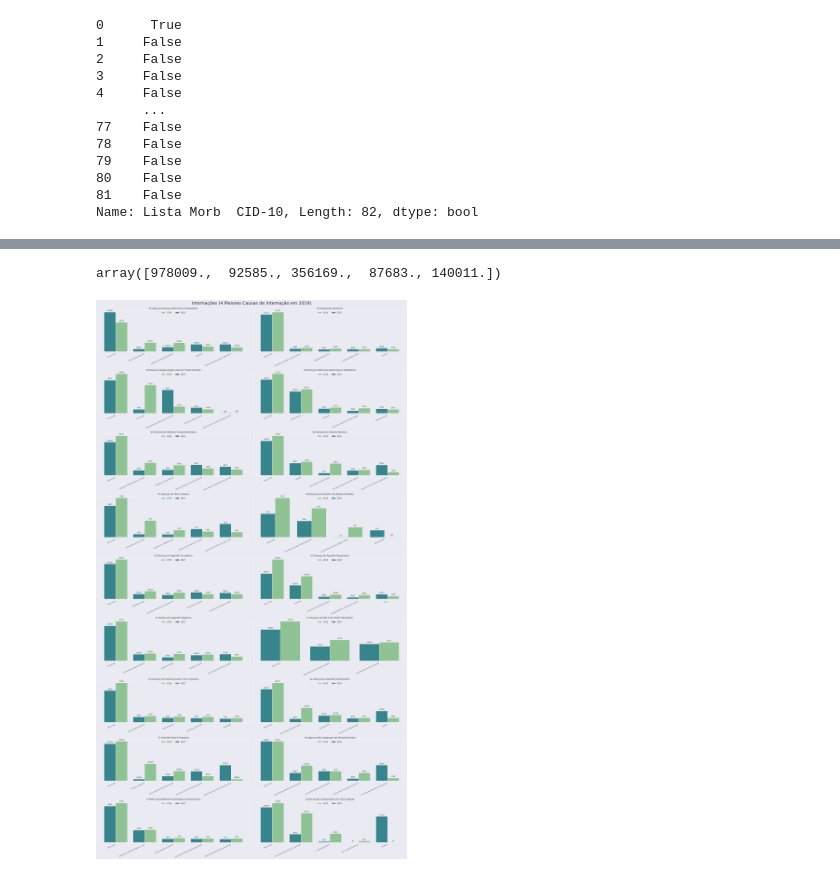
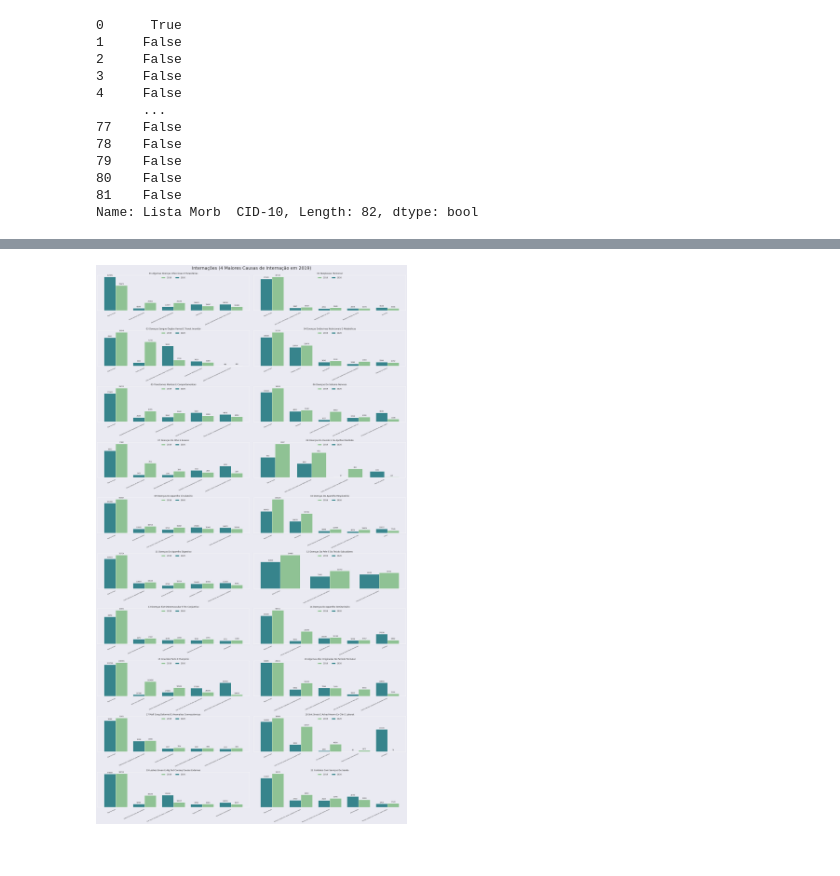
Before and after one commit to pedrohortencio/covid-brasil, a Jupyter notebook: Plot_SUS.ipynb, the cells around one changed output, grey strips where cells are left out. Cells and saved outputs as stored; diff of their text form; code cells hidden in the pictures.

Commit message:
fix: corrigido o número de subplots gerados (18->20)

```diff
--- a/Plot_SUS.ipynb
+++ b/Plot_SUS.ipynb
@@ -68,9 +75,5 @@ df_2020.loc[grupos_cid[0]][df_2020.loc[grupos_cid[0]]["Lista Morb  CID-10"].isin
-# %%
-df_2020.loc[grupos_cid[index]][df_2020.loc[grupos_cid[index]]["Lista Morb  CID-10"].isin(df_2019.loc[grupos_cid[index]].nlargest(5, columns=['Internações'])['Lista Morb  CID-10'].values)]['Internações'].values
-# %% [output]
-array([978009.,  92585., 356169.,  87683., 140011.])
 # %%
-fig, ax = plt.subplots(nrows=9, ncols=2, figsize=(25,45))
+fig, ax = plt.subplots(nrows=10, ncols=2, figsize=(25,45))
 fig.patch.set_facecolor('#eaeaf2')  # set the background color of the plot to match the seaborn theme
 
 width = 0.4
@@ -101,33 +104,33 @@ for row in ax:
                             ha='center', va='bottom')
             ax.annotate('{:.0f}'.format(percent2),
                             xy=(r2.get_x() + r2.get_width() / 2, h2),
                             xytext=(0, 4),  # 3 points vertical offset
                             textcoords="offset points",
                             rotation=0,
                             fontsize = 8,
                             ha='center', va='bottom')
             plt.box(False)  # disable the box around the plot
             ax.grid(False)  # disable the grid
             ax.set_yticks([])   # disable the y ticks
             ax.tick_params(axis='x', which='major', labelsize=7, labelrotation=25)
 
             for tick in ax.xaxis.get_majorticklabels():
                 tick.set_horizontalalignment("right")
 
             ax.title.set_text(grupos_cid[index])
             ax.legend(frameon=False, loc='upper center', ncol=2)
         index+=1
 
 
 
 
 #plt.legend(frameon=False, loc='upper center', ncol=2)
 #plt.tight_layout()
 plt.rcParams['figure.constrained_layout.use'] = True
 fig.suptitle("Internações (4 Maiores Causas de Internação em 2019)", fontsize=25)
-plt.savefig("internacoes-comparacao2019-2020.png", bbox_inches='tight', dpi=100)
+plt.savefig("internacoes(2019-4-maiores-causas).png", bbox_inches='tight', dpi=100)
 
 plt.show();
 # %% [output]
-[figure, old version]
+[figure, new version]
 # %%
```
Also changed, not shown: parts of 2 cells of this notebook.
